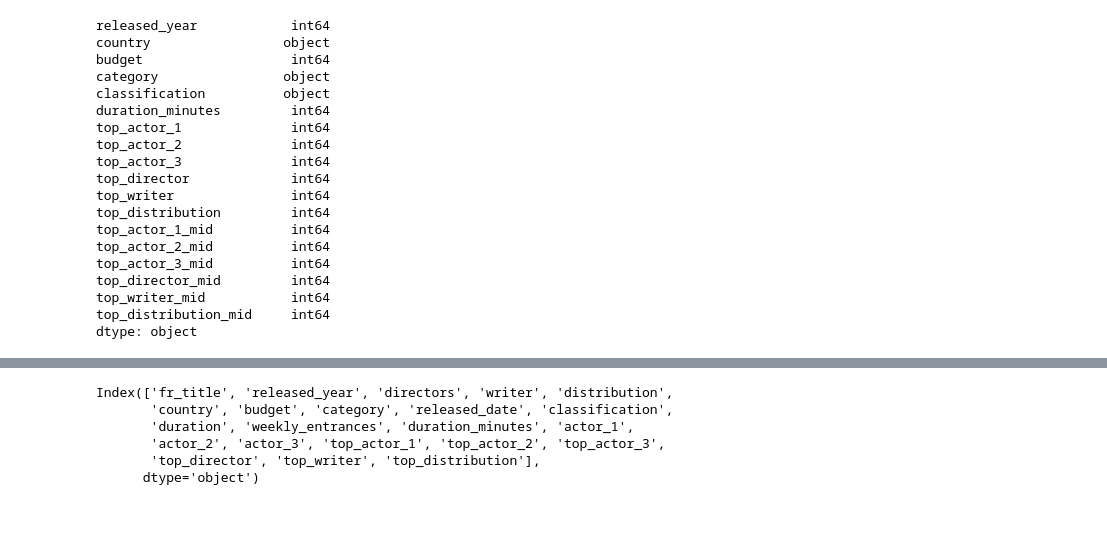
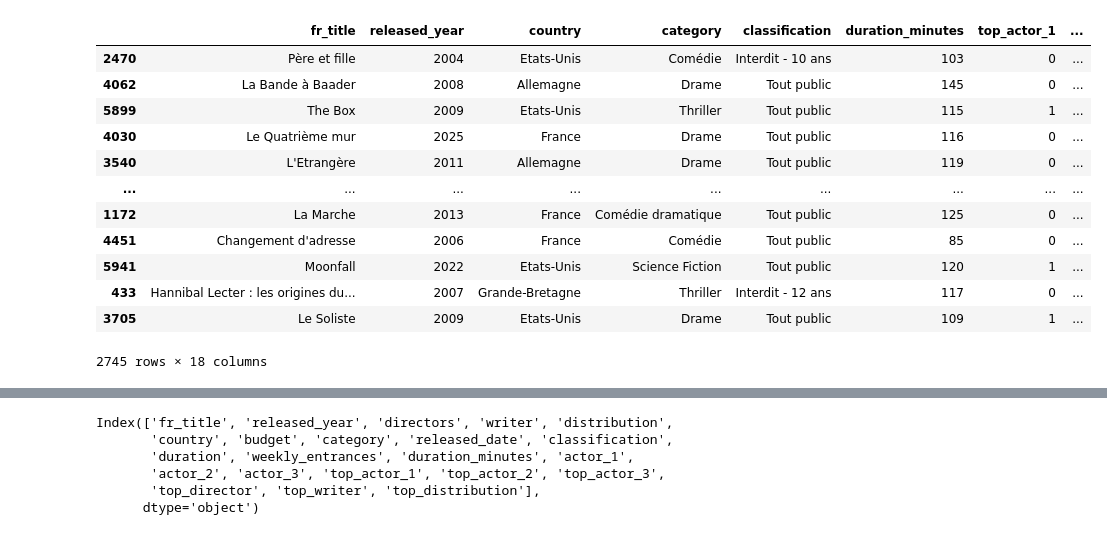
Before and after one commit to haceneZERROUK/MLrecap_Model, a Jupyter notebook: modele_hacene_2.ipynb, the cells around one changed output, grey strips where cells are left out. Cells and saved outputs as stored; diff of their text form; code cells hidden in the pictures.

```diff
--- a/modele_hacene_2.ipynb
+++ b/modele_hacene_2.ipynb
@@ -151,25 +258,19 @@ X_train, X_test, y_train, y_test = train_test_split(data, target, shuffle=True,
 # %%
-X_train.dtypes
+X_train
 # %% [output]
+|  | fr_title | released_year | country | category | classification | duration_minutes | top_actor_1 | ... |
+| 2470 | Père et fille | 2004 | Etats-Unis | Comédie | Interdit - 10 ans | 103 | 0 | ... |
+| 4062 | La Bande à Baader | 2008 | Allemagne | Drame | Tout public | 145 | 0 | ... |
+| 5899 | The Box | 2009 | Etats-Unis | Thriller | Tout public | 115 | 1 | ... |
+| 4030 | Le Quatrième mur | 2025 | France | Drame | Tout public | 116 | 0 | ... |
+| 3540 | L'Etrangère | 2011 | Allemagne | Drame | Tout public | 119 | 0 | ... |
+| ... | ... | ... | ... | ... | ... | ... | ... | ... |
+| 1172 | La Marche | 2013 | France | Comédie dramatique | Tout public | 125 | 0 | ... |
+| 4451 | Changement d'adresse | 2006 | France | Comédie | Tout public | 85 | 0 | ... |
+| 5941 | Moonfall | 2022 | Etats-Unis | Science Fiction | Tout public | 120 | 1 | ... |
+| 433 | Hannibal Lecter : les origines du... | 2007 | Grande-Bretagne | Thriller | Interdit - 12 ans | 117 | 0 | ... |
+| 3705 | Le Soliste | 2009 | Etats-Unis | Drame | Tout public | 109 | 1 | ... |
-released_year            int64
-country                 object
-budget                   int64
-category                object
-classification          object
-duration_minutes         int64
-top_actor_1              int64
-top_actor_2              int64
-top_actor_3              int64
-top_director             int64
-top_writer               int64
-top_distribution         int64
-top_actor_1_mid          int64
-top_actor_2_mid          int64
-top_actor_3_mid          int64
-top_director_mid         int64
-top_writer_mid           int64
-top_distribution_mid     int64
-dtype: object
+2745 rows × 18 columns
 # %%
 preprocessor = ColumnTransformer(
     [("categorical", OneHotEncoder(handle_unknown='ignore'), categorical_column),
```
Also changed, not shown: parts of 15 cells of this notebook, 5 other files.
